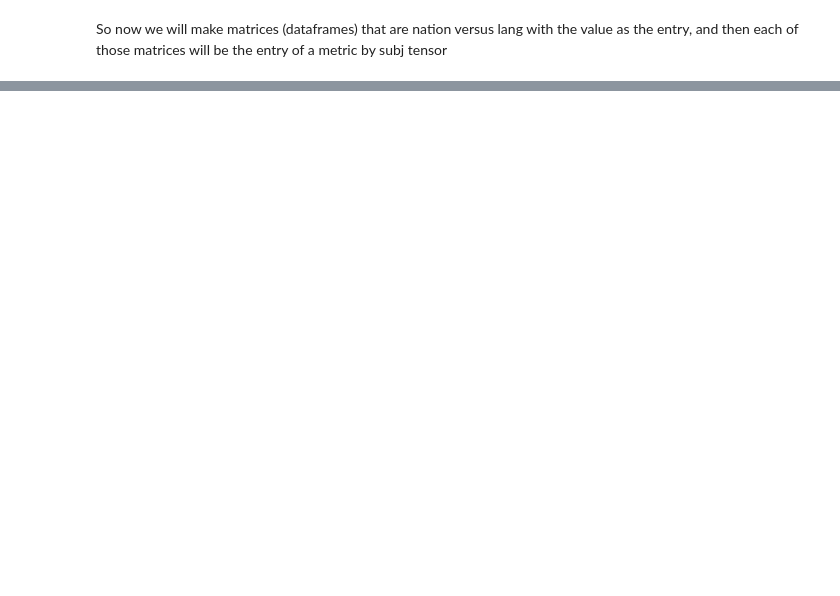
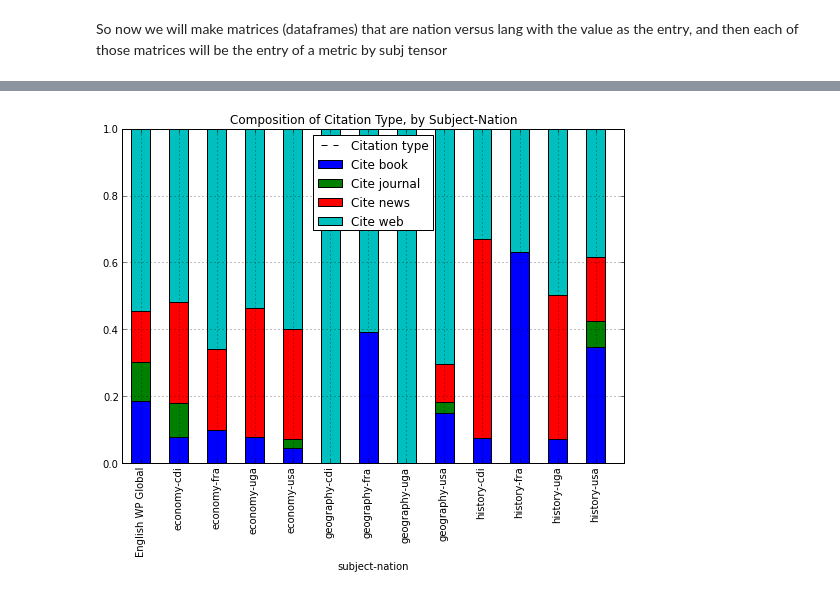
Before and after one commit to notconfusing/kumusha_takes_wiki, a Jupyter notebook: ActionableMetrics.ipynb, the cells around one changed output, grey strips where cells are left out. Cells and saved outputs as stored; diff of their text form; code cells hidden in the pictures; blank space fills up the shorter version.

Commit message:
got to cite plot milestone

```diff
--- a/ActionableMetrics.ipynb
+++ b/ActionableMetrics.ipynb
@@ -803,0 +939,4 @@ tetdf.to
+# %%
+make_cite_plot()
+# %% [output]
+[figure, added]
```
Also changed, not shown: parts of 35 cells of this notebook.
